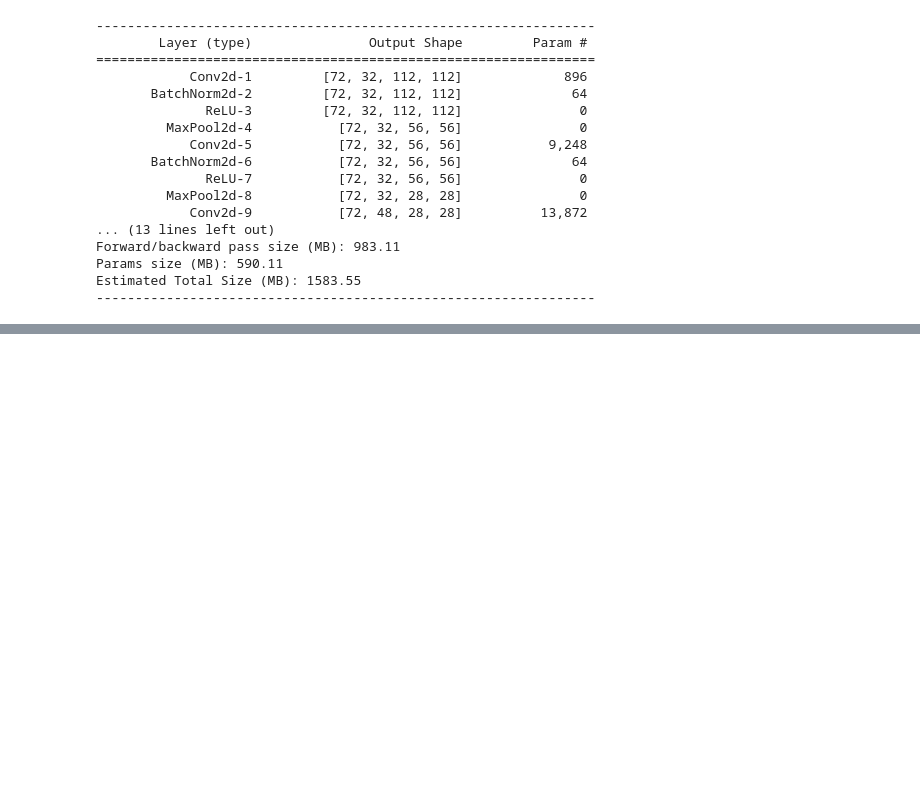
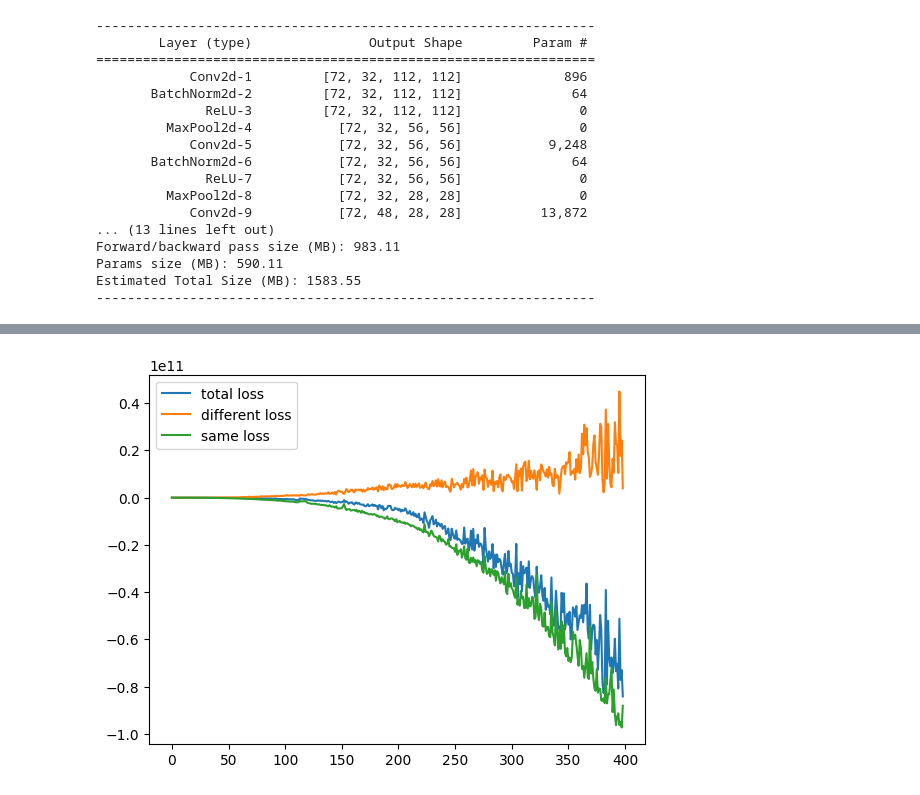
Before and after one commit to freQuensy23-coder/face_detection, a Jupyter notebook: main.ipynb, the cells around one changed output, grey strips where cells are left out. Cells and saved outputs as stored; diff of their text form; code cells hidden in the pictures; blank space fills up the shorter version.

```diff
--- a/main.ipynb
+++ b/main.ipynb
@@ -180,7 +179,7 @@ Params size (MB): 590.11
 Estimated Total Size (MB): 1583.55
 ----------------------------------------------------------------
 # %%
-optimizer = torch.optim.Adam(model.parameters(), lr=0.0001)
+optimizer = torch.optim.Adam(model.parameters(), lr=0.001)
 # %%
 import random
 # Loss function calculate difference between n vectors (torch tensors)
@@ -238 +253,9 @@ KeyboardInterrupt:
+# %%
+plt.plot([sum(losses[i:i+10])/10 for i in range(0, len(losses), 10)], label='total loss')
+plt.plot([sum(different_losses[i:i+10])/10 for i in range(0, len(different_losses), 10)], label='different loss')
+plt.plot([sum(same_losses[i:i+10])/10 for i in range(0, len(same_losses), 10)], label='same loss')
+plt.legend()
+plt.show()
+# %% [output]
+[figure, added]
 # %%
```
Also changed, not shown: parts of 7 cells of this notebook.
